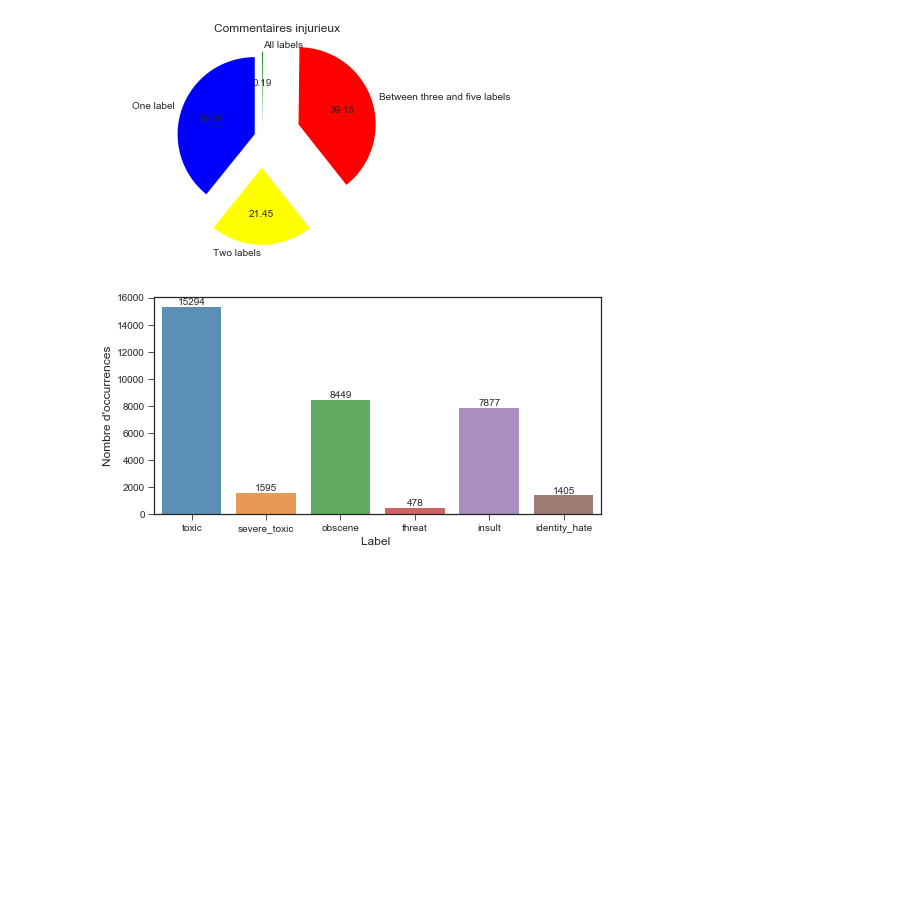
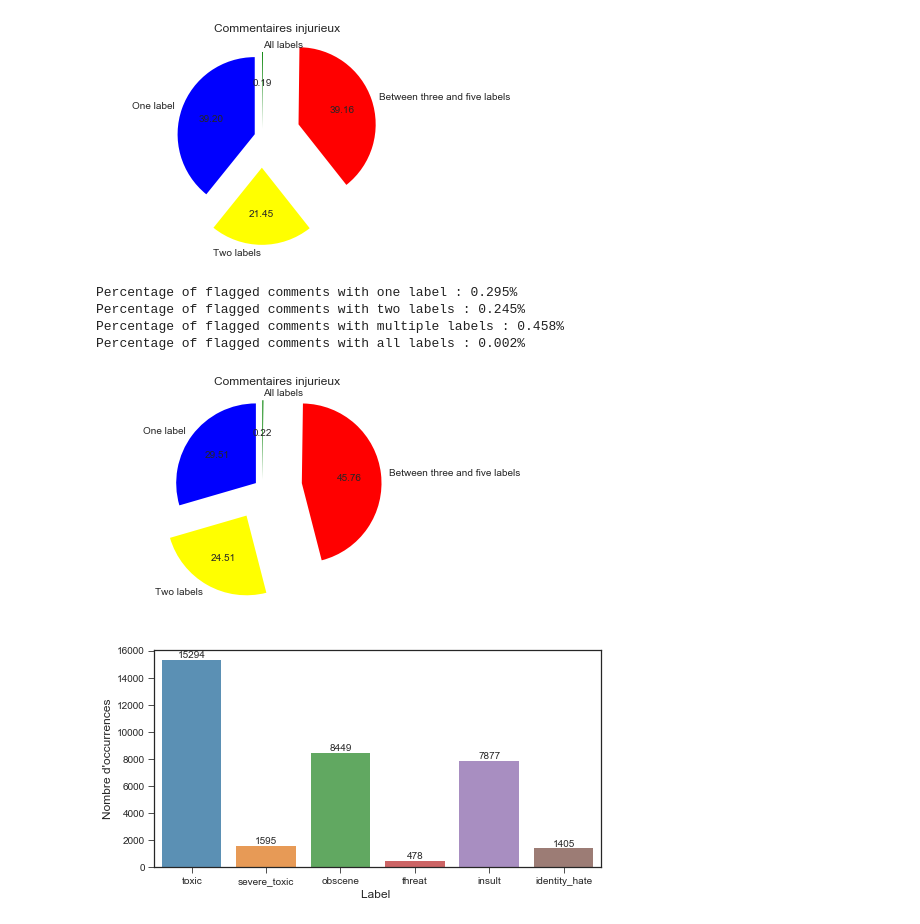
Before and after one commit to SalammboBarca/Fil_Rouge, a Jupyter notebook: notebooks/Statistiques descriptives.ipynb, the cells around one changed output. Saved outputs shown, nothing was run; the diff lists cells and outputs as text; code cells hidden in the pictures; blank space fills up the shorter version.

```diff
--- a/notebooks/Statistiques descriptives.ipynb
+++ b/notebooks/Statistiques descriptives.ipynb
@@ -93,6 +125,31 @@ plt.savefig("pieplot2.png", dpi =200)
 plt.show()
 # %% [output]
 [figure]
+# %%
+one_label = DataTest[rowsumsT==1]
+print('Percentage of flagged comments with one label : {0:.3f}%'.format(len(one_label)/len(DataTest[rowsumsT!=0])))
+two_labels = DataTest[rowsumsT==2]
+print('Percentage of flagged comments with two labels : {0:.3f}%'.format(len(two_labels)/len(DataTest[rowsumsT!=0])))
+multiple_labels = DataTest[(rowsumsT>=3) & (rowsumsT<6)]
+print('Percentage of flagged comments with multiple labels : {0:.3f}%'.format(len(multiple_labels)/len(DataTest[rowsumsT!=0])))
+all_labels = DataTest[rowsumsT==6]
+print('Percentage of flagged comments with all labels : {0:.3f}%'.format(len(all_labels)/len(DataTest[rowsumsT!=0])))
+# %% [output]
+Percentage of flagged comments with one label : 0.295%
+Percentage of flagged comments with two labels : 0.245%
+Percentage of flagged comments with multiple labels : 0.458%
+Percentage of flagged comments with all labels : 0.002%
+# %%
+explodeTuple = (0.1, 0.4,0.5,0.1)
+values = [len(one_label),len(two_labels),len(multiple_labels),len(all_labels)]
+fig, axes = plt.subplots()
+axes.pie(values, labels=('One label','Two labels','Between three and five labels','All labels'),autopct='%1.2f',startangle=90,  explode= explodeTuple,colors=('blue','yellow','red','green'))
+axes.axis('equal')
+plt.title("Commentaires injurieux")
+plt.savefig("pieplot2.png", dpi =200)
+plt.show()
+# %% [output]
+[figure, added]
 # %%
 x=DataTrain.iloc[:,2:8].sum()
 
```
Also changed, not shown: parts of 9 cells of this notebook, 5 other files.
